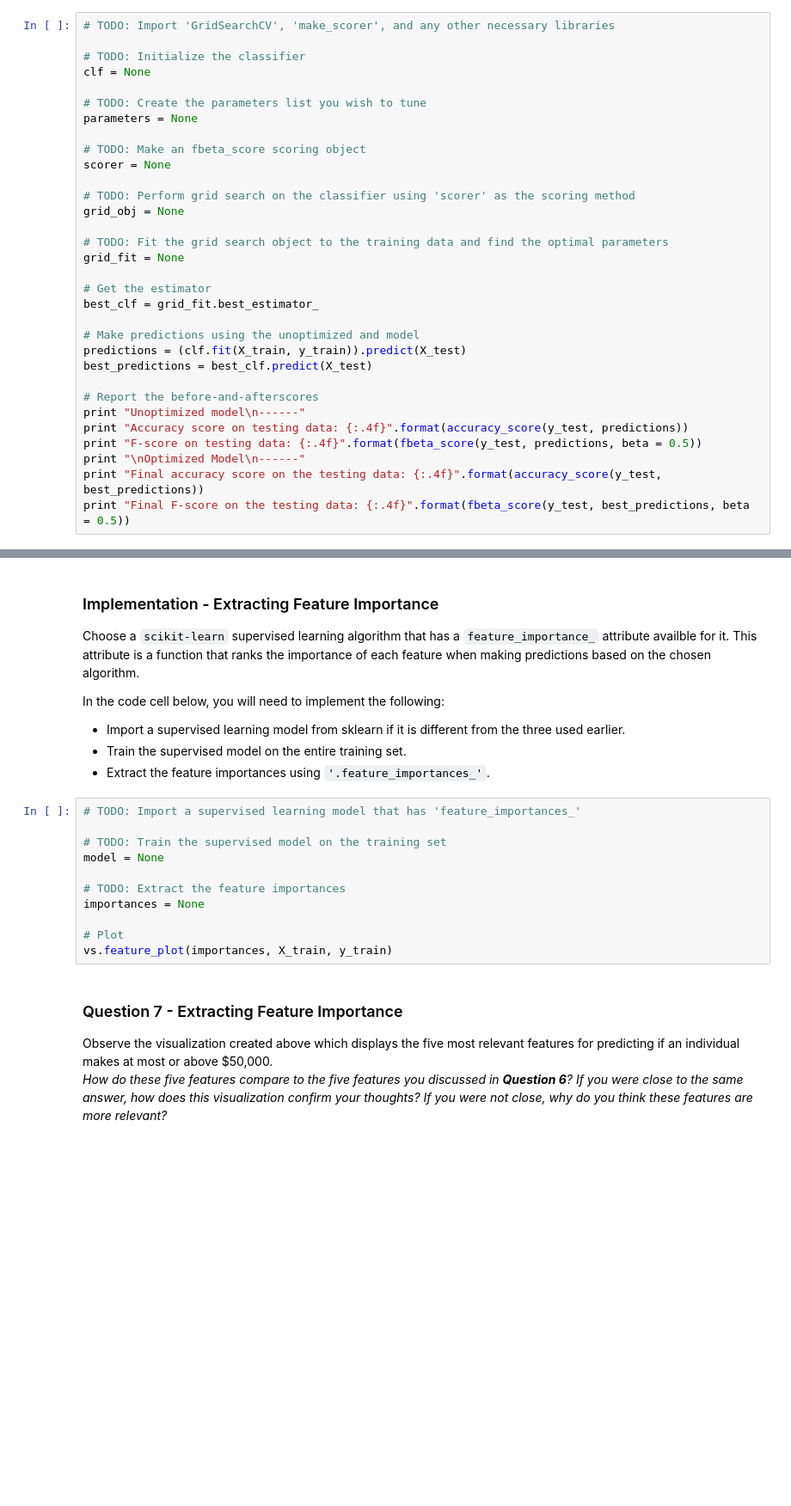
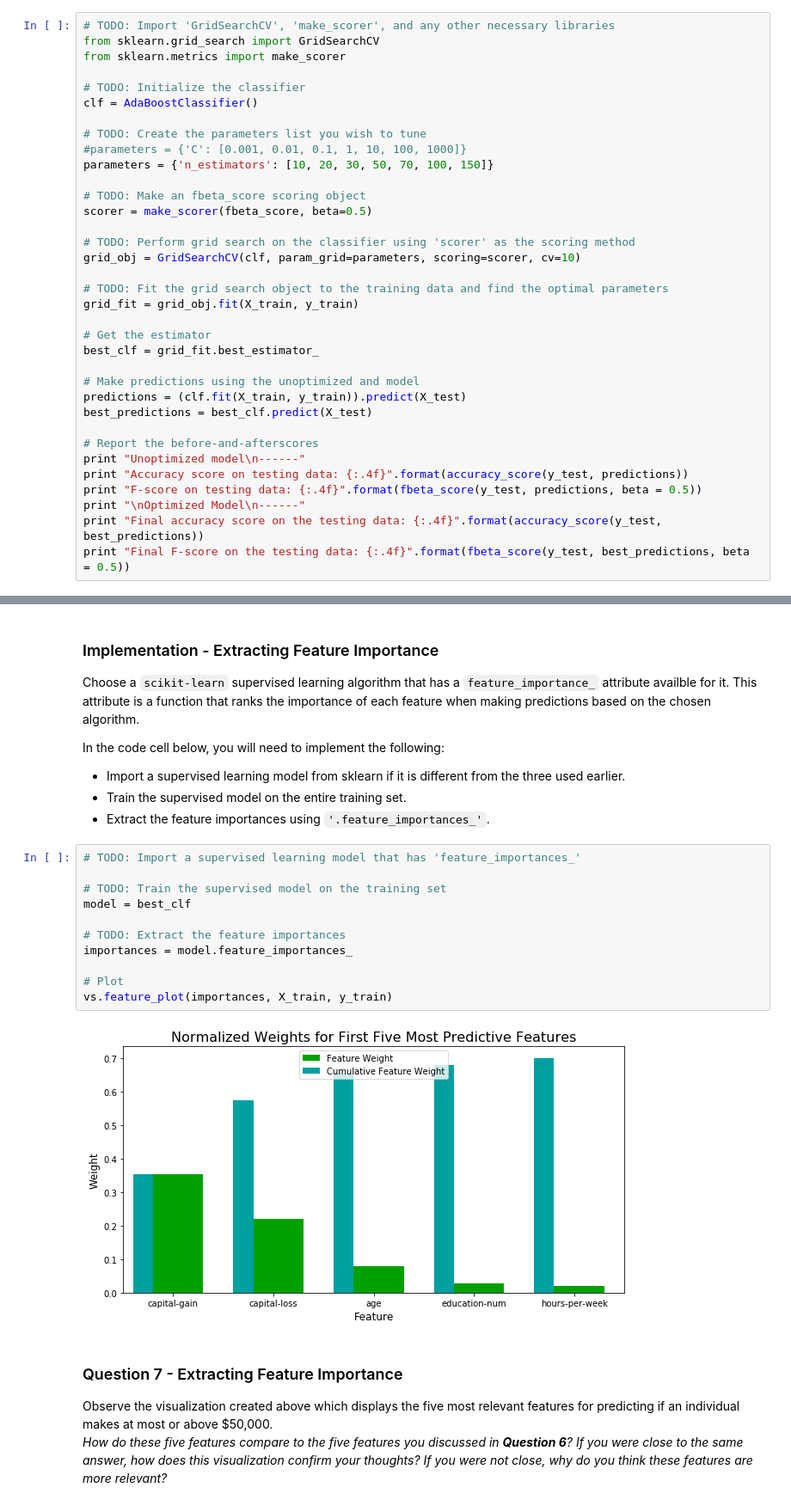
Before and after one commit to kawai92/finding_donors, a Jupyter notebook: finding_donors/finding_donors.ipynb, the cells around one changed output, grey strips where cells are left out. Shown at 86% size. Drawn from its saved outputs; the diff is of its cells as text; blank space fills up the shorter version.

```diff
--- a/finding_donors/finding_donors.ipynb
+++ b/finding_donors/finding_donors.ipynb
@@ -350,21 +433,24 @@ Fine tune the chosen model. Use grid search (`GridSearchCV`) with at least one i
 **Note:** Depending on the algorithm chosen and the parameter list, the following implementation may take some time to run!
 # %%
 # TODO: Import 'GridSearchCV', 'make_scorer', and any other necessary libraries
+from sklearn.grid_search import GridSearchCV
+from sklearn.metrics import make_scorer
 
 # TODO: Initialize the classifier
-clf = None
+clf = AdaBoostClassifier()
 
 # TODO: Create the parameters list you wish to tune
-parameters = None
+#parameters = {'C': [0.001, 0.01, 0.1, 1, 10, 100, 1000]}
+parameters = {'n_estimators': [10, 20, 30, 50, 70, 100, 150]}
 
 # TODO: Make an fbeta_score scoring object
-scorer = None
+scorer = make_scorer(fbeta_score, beta=0.5)
 
 # TODO: Perform grid search on the classifier using 'scorer' as the scoring method
-grid_obj = None
+grid_obj = GridSearchCV(clf, param_grid=parameters, scoring=scorer, cv=10)
 
 # TODO: Fit the grid search object to the training data and find the optimal parameters
-grid_fit = None
+grid_fit = grid_obj.fit(X_train, y_train)
 
 # Get the estimator
 best_clf = grid_fit.best_estimator_
@@ -417,14 +518,16 @@ In the code cell below, you will need to implement the following:
 # %%
 # TODO: Import a supervised learning model that has 'feature_importances_'
 
 # TODO: Train the supervised model on the training set
-model = None
+model = best_clf
 
 # TODO: Extract the feature importances
-importances = None
+importances = model.feature_importances_
 
 # Plot
 vs.feature_plot(importances, X_train, y_train)
+# %% [output]
+[figure, added]
 # %% [markdown]
 ### Question 7 - Extracting Feature Importance
 
```
Also changed, not shown: parts of 25 cells of this notebook.
